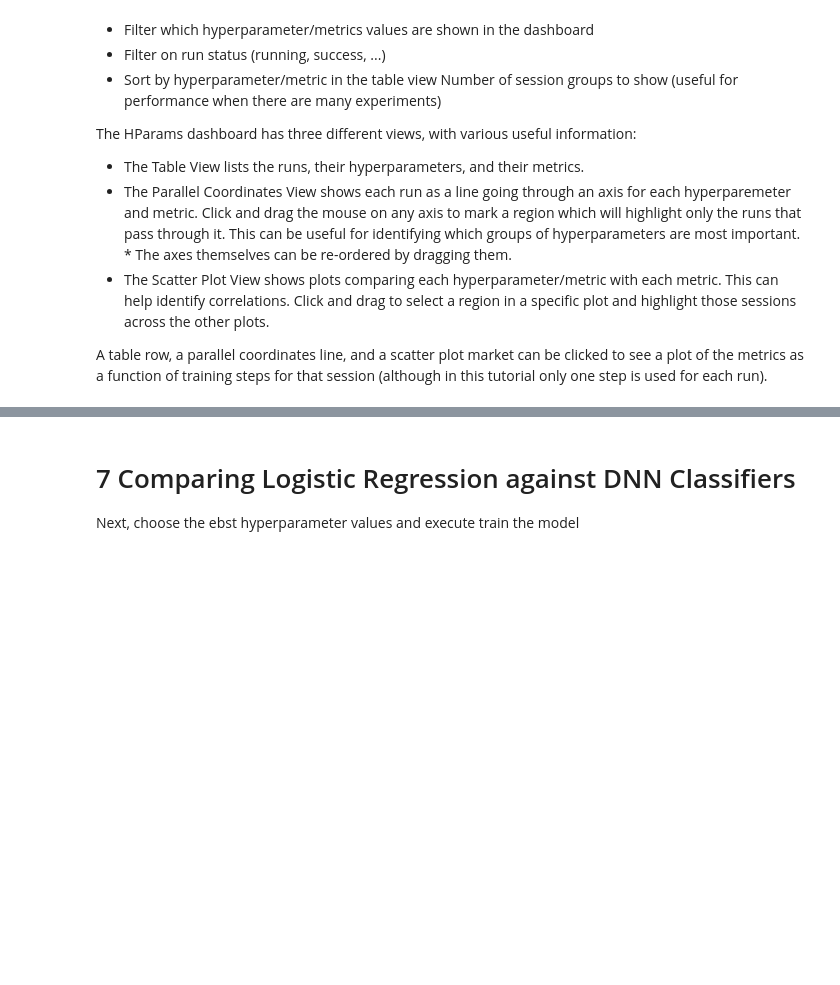
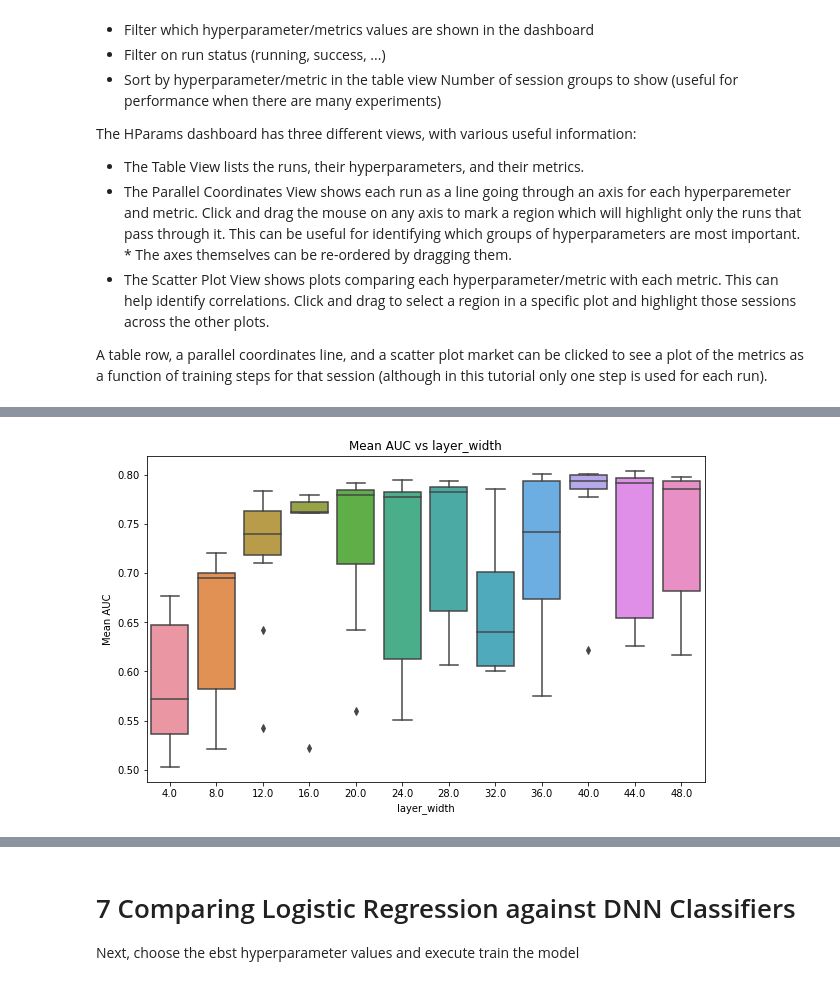
Before and after one commit to DataMonarch/ml, a Jupyter notebook: assignments/HW_1_CSCI_4364_6364 .ipynb, the cells around one changed output, grey strips where cells are left out. Cells and saved outputs as stored; diff of their text form; code cells hidden in the pictures; blank space fills up the shorter version.

```diff
--- a/assignments/HW_1_CSCI_4364_6364 .ipynb
+++ b/assignments/HW_1_CSCI_4364_6364 .ipynb
@@ -1095,0 +1153,5 @@ The immediate result of the
+# %%
+# let's plot the boxplot of AUC vs layer_width
+plot_hp_box(hp_res_num, 'layer_width')
+# %% [output]
+[figure, added]
```
Also changed, not shown: parts of 25 cells of this notebook, 3 other files.
